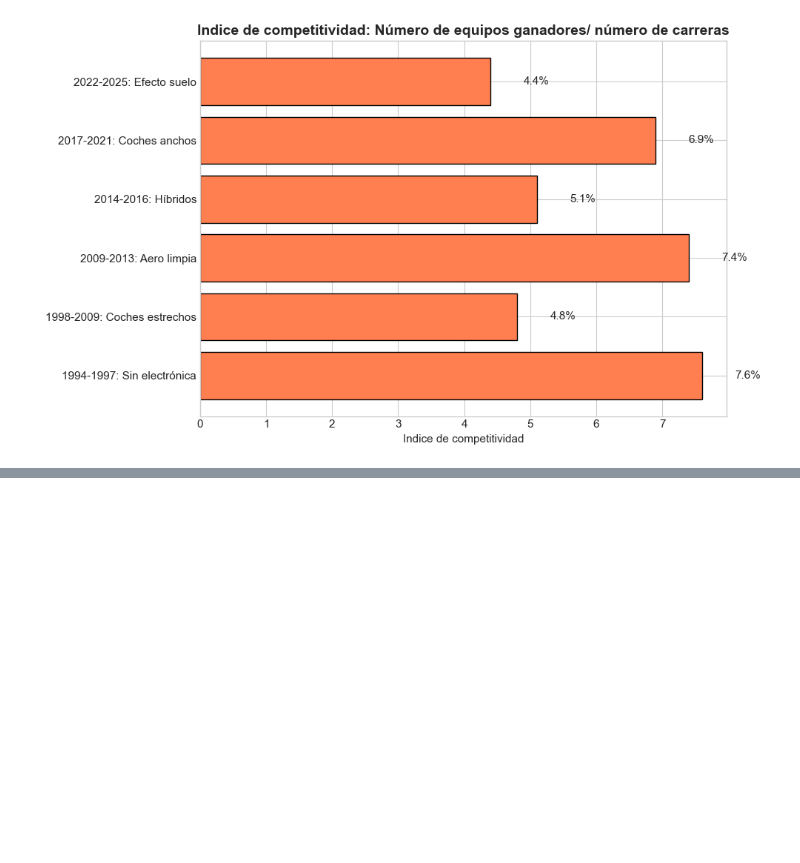
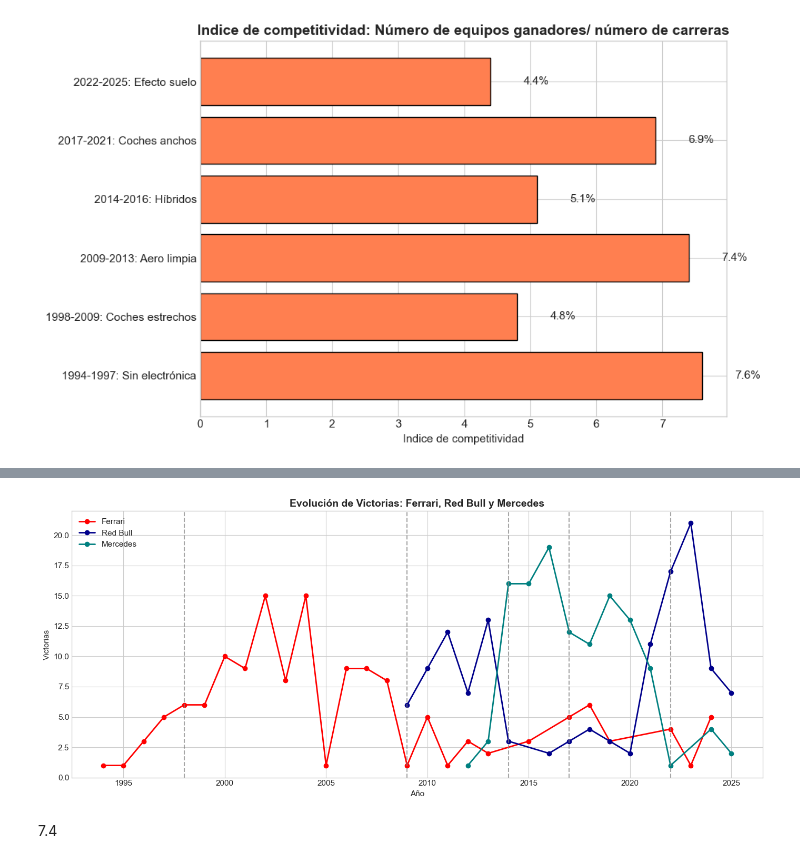
Before and after one commit to alejandrogrima/f1-database-project, a Jupyter notebook: notebooks/04_EDA_F1.ipynb, the cells around one changed output, grey strips where cells are left out. Drawn from its saved outputs; the diff is of its cells as text; code cells hidden in the pictures; blank space fills up the shorter version.

```diff
--- a/notebooks/04_EDA_F1.ipynb
+++ b/notebooks/04_EDA_F1.ipynb
@@ -351,16 +324,3 @@ victorias_año_top.head()
 | 4 | 1995 | Ferrari | 1 |
 | 5 | 1995 | Williams | 5 |
 | 6 | 1996 | Ferrari | 3 |
-# %%
-plt.figure(figsize=(14, 6))
-
-for equipo in top_equipos:
-    datos = victorias_año_top[victorias_año_top["constructorName"] == equipo]
-    plt.plot(datos["raceYear"], datos["victorias"], marker="o", label=equipo, linewidth=2)
-
-plt.xlabel("Año")
-plt.ylabel("Victorias")
-plt.title("Evolución de Victorias por Año - Top 5 Equipos Históricos")
-plt.legend(loc="upper left")
-plt.tight_layout()
-plt.show()
@@ -486,0 +565,6 @@ plt.show()
+# %%
+equipos_clave = ["Ferrari", "Red Bull", "Mercedes"]
+victorias_año = df_victorias.groupby(["raceYear", "constructorName"]).size().reset_index(name = "victorias")
+datos_clave = victorias_año[victorias_año["constructorName"].isin(equipos_clave)]
+
+datos_clave.head()
@@ -486,0 +578,24 @@ plt.show()
+# %%
+plt.figure(figsize=(14, 6))
+
+colores = {"Ferrari": "red", "Red Bull": "darkblue", "Mercedes": "teal"}
+
+for equipo in equipos_clave:
+    datos = datos_clave[datos_clave["constructorName"] == equipo]
+    plt.plot(datos["raceYear"], datos["victorias"], marker="o", label=equipo,
+             color=colores[equipo], linewidth=2)
+
+# Cambios de reglamento
+for año in [1998, 2009, 2014, 2017, 2022]:
+    plt.axvline(x=año, color="gray", linestyle="--", alpha=0.7)
+
+plt.xlabel("Año")
+plt.ylabel("Victorias")
+plt.title("Evolución de Victorias: Ferrari, Red Bull y Mercedes")
+plt.legend()
+plt.tight_layout()
+plt.show()
+# %% [output]
+[figure, added]
+# %% [markdown]
+7.4
```
Also changed, not shown: parts of 20 cells of this notebook.
